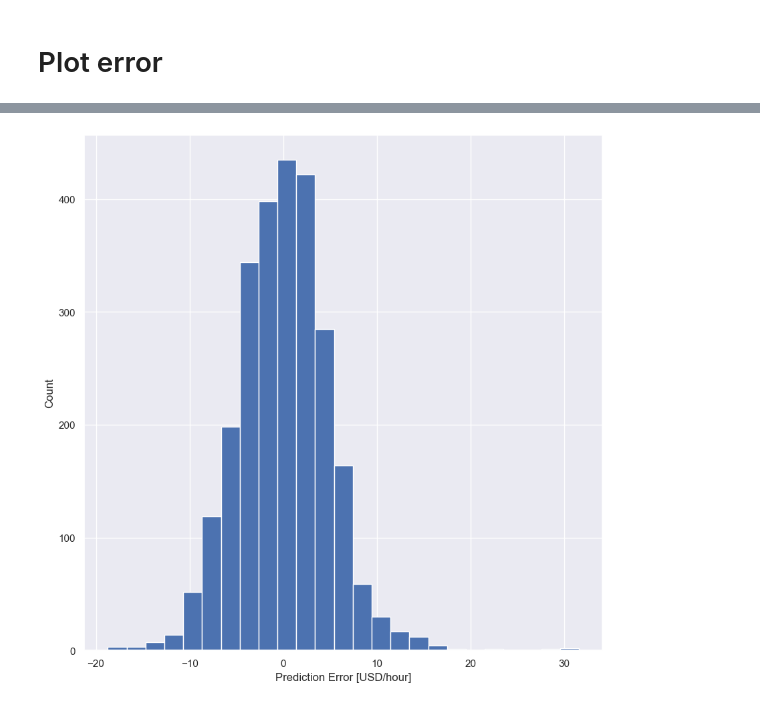
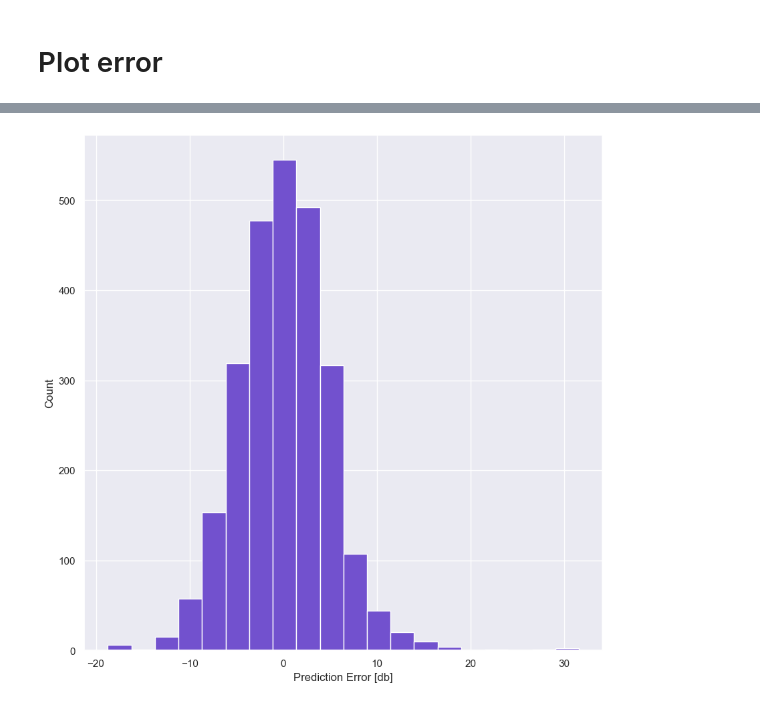
Before and after one commit to AndreaCutroni/ML-Noise-Prediction, a Jupyter notebook: notebooks/_elena/05_ANN_regression AC.ipynb, the cells around one changed output, grey strips where cells are left out. Drawn from its saved outputs; the diff is of its cells as text; code cells hidden in the pictures.

```diff
--- a/notebooks/_elena/05_ANN_regression AC.ipynb
+++ b/notebooks/_elena/05_ANN_regression AC.ipynb
@@ -295,7 +265,7 @@ plot_comparison(exp_test, y_pred, y_truth,  "experience", "hourly wage")
 # %%
 error = y_pred - y_truth
-plt.hist(error, bins=25)
-plt.xlabel('Prediction Error [USD/hour]')
+plt.hist(error, bins=20, color = '#7251ceff')
+plt.xlabel('Prediction Error [db]')
 _ = plt.ylabel('Count')
 # %% [output]
-[figure, old version]
+[figure, new version]
```
Also changed, not shown: parts of 4 cells of this notebook.
